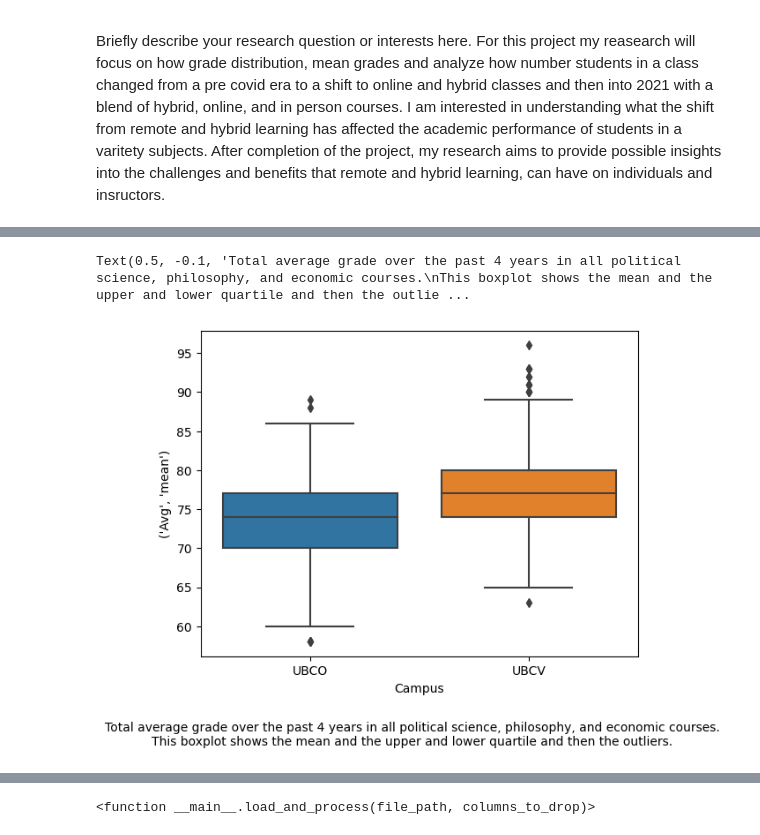
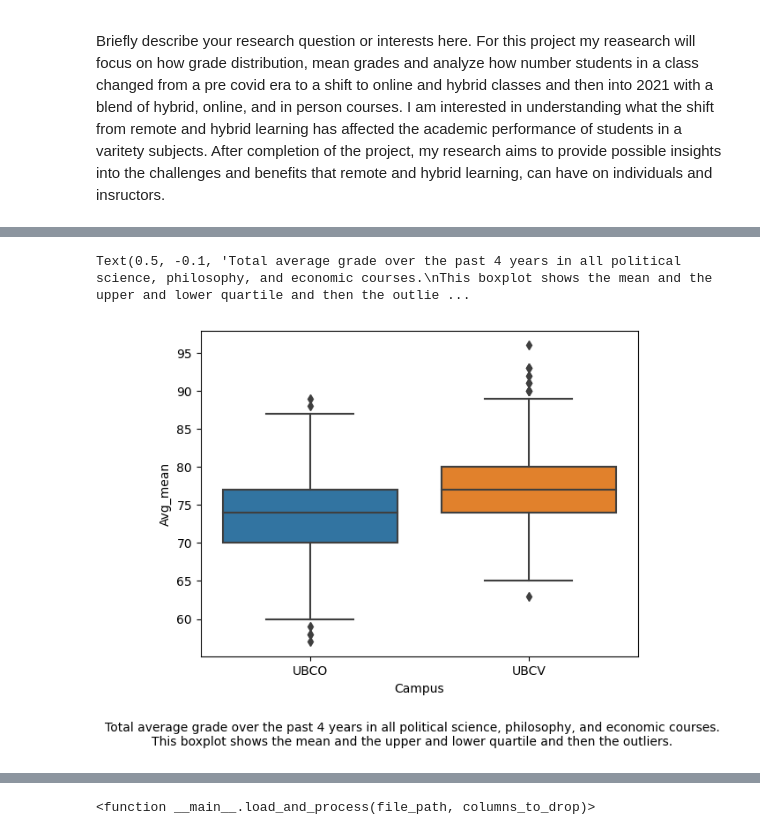
Before and after one commit to ubco-W2022T2-data301/project-group-group03, a Jupyter notebook: analysis/analysis1.ipynb, the cells around one changed output, grey strips where cells are left out. Saved outputs shown, nothing was run; the diff lists cells and outputs as text; code cells hidden in the pictures.

```diff
--- a/analysis/analysis1.ipynb
+++ b/analysis/analysis1.ipynb
@@ -36,8 +35,8 @@ df
 # %%
-Total_Grade_Average = sns.boxplot(x="Campus", y=("Avg", "mean"), data=df)
+Total_Grade_Average = sns.boxplot(x="Campus", y="Avg_mean", data=df)
 #description for graph
 plt.figtext(0.5, -0.1, "Total average grade over the past 4 years in all political science, philosophy, and economic courses.\nThis boxplot shows the mean and the upper and lower quartile and then the outliers.", ha="center", fontsize=10)
 # %% [output]
 Text(0.5, -0.1, 'Total average grade over the past 4 years in all political science, philosophy, and economic courses.\nThis boxplot shows the mean and the upper and lower quartile and then the outlie ...
-[figure, old version]
+[figure, new version]
 # %%
```
Also changed, not shown: parts of 5 cells of this notebook, 5 other files.
